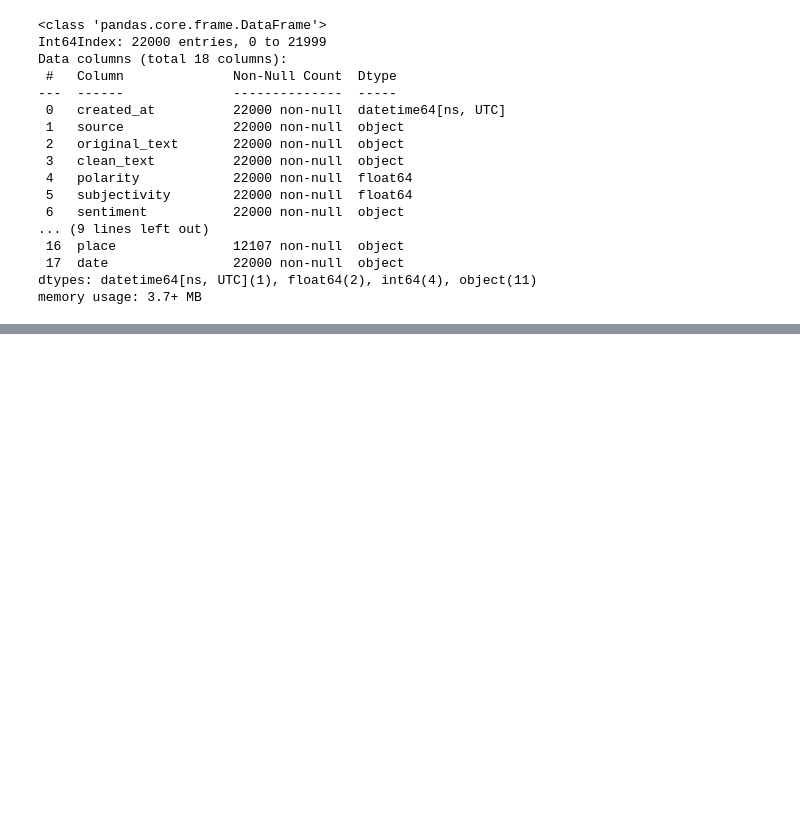
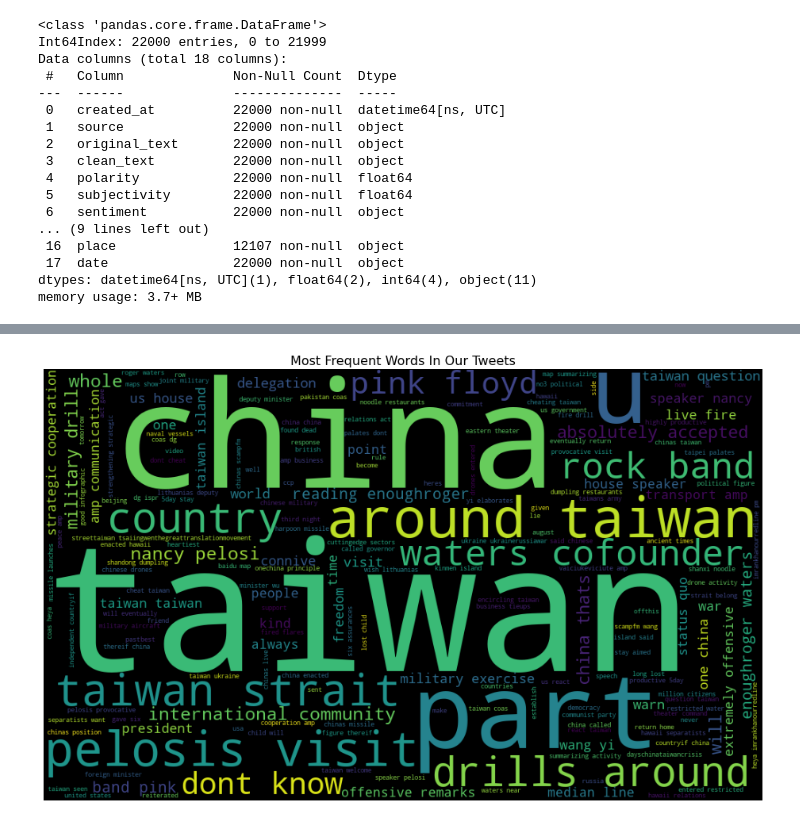
Before and after one commit to sidoine-dako/Twitter-Data-Analysis, a Jupyter notebook: notebooks/data_exploration.ipynb, the cells around one changed output, grey strips where cells are left out. Drawn from its saved outputs; the diff is of its cells as text; code cells hidden in the pictures; blank space fills up the shorter version.

```diff
--- a/notebooks/data_exploration.ipynb
+++ b/notebooks/data_exploration.ipynb
@@ -211,0 +217,14 @@ hashtags_list_df = dfClean.loc[
+# %%
+# Draw the word cloud
+tweets = pd.DataFrame(columns=['text'])
+tweets['text'] = dfClean['clean_text']
+
+tweets['text']= tweets['text'].apply(lambda x: x.translate(str.maketrans(' ', ' ', string.punctuation)))
+plt.figure(figsize=(20, 10))
+wdcloud = WordCloud(width=1000,height=600,stopwords=STOPWORDS).generate(' '.join(tweets.text.values))
+plt.imshow(wdcloud)
+plt.axis('off')
+plt.title('Most Frequent Words In Our Tweets',fontsize=16)
+plt.show()
+# %% [output]
+[figure, added]
```
Also changed, not shown: parts of 4 cells of this notebook.
